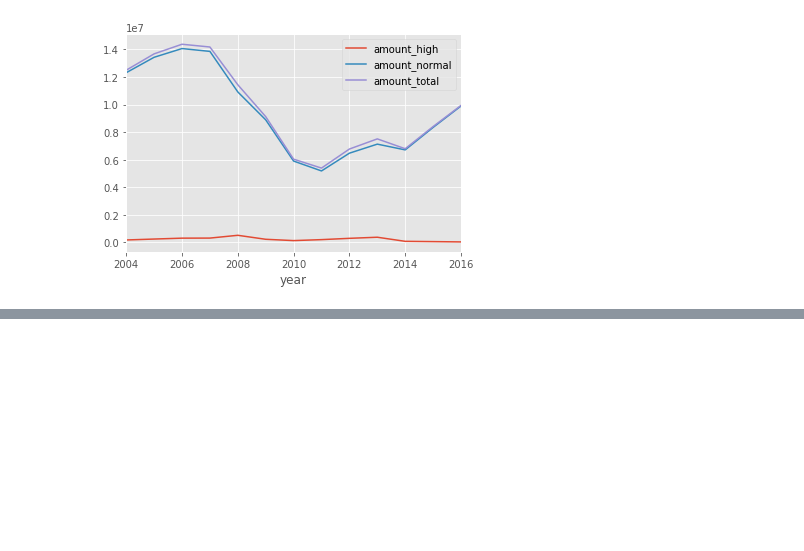
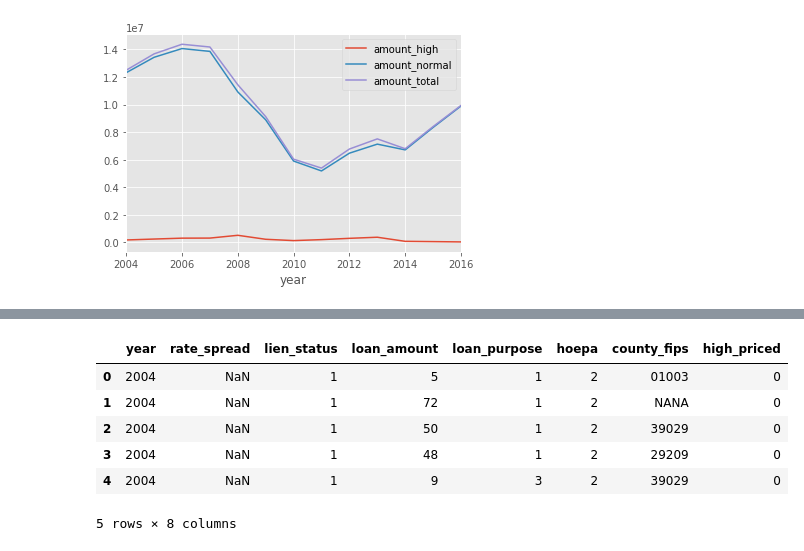
Before and after one commit to Kibrael/HMDA_rate_spread, a Jupyter notebook: python/rate_spread_explore.ipynb, the cells around one changed output, grey strips where cells are left out. Saved outputs shown, nothing was run; the diff lists cells and outputs as text; code cells hidden in the pictures; blank space fills up the shorter version.

```diff
--- a/python/rate_spread_explore.ipynb
+++ b/python/rate_spread_explore.ipynb
@@ -292,0 +377,10 @@ all_over_50[['amount_high', 'amount_normal', 'amount_total']].plot()
+# %%
+rs_df.head()
+# %% [output]
+|  | year | rate_spread | lien_status | loan_amount | loan_purpose | hoepa | county_fips | high_priced |
+| 0 | 2004 | NaN | 1 | 5 | 1 | 2 | 01003 | 0 |
+| 1 | 2004 | NaN | 1 | 72 | 1 | 2 | NANA | 0 |
+| 2 | 2004 | NaN | 1 | 50 | 1 | 2 | 39029 | 0 |
+| 3 | 2004 | NaN | 1 | 48 | 1 | 2 | 29209 | 0 |
+| 4 | 2004 | NaN | 1 | 9 | 3 | 2 | 39029 | 0 |
+5 rows × 8 columns
```
Also changed, not shown: parts of 5 cells of this notebook.
